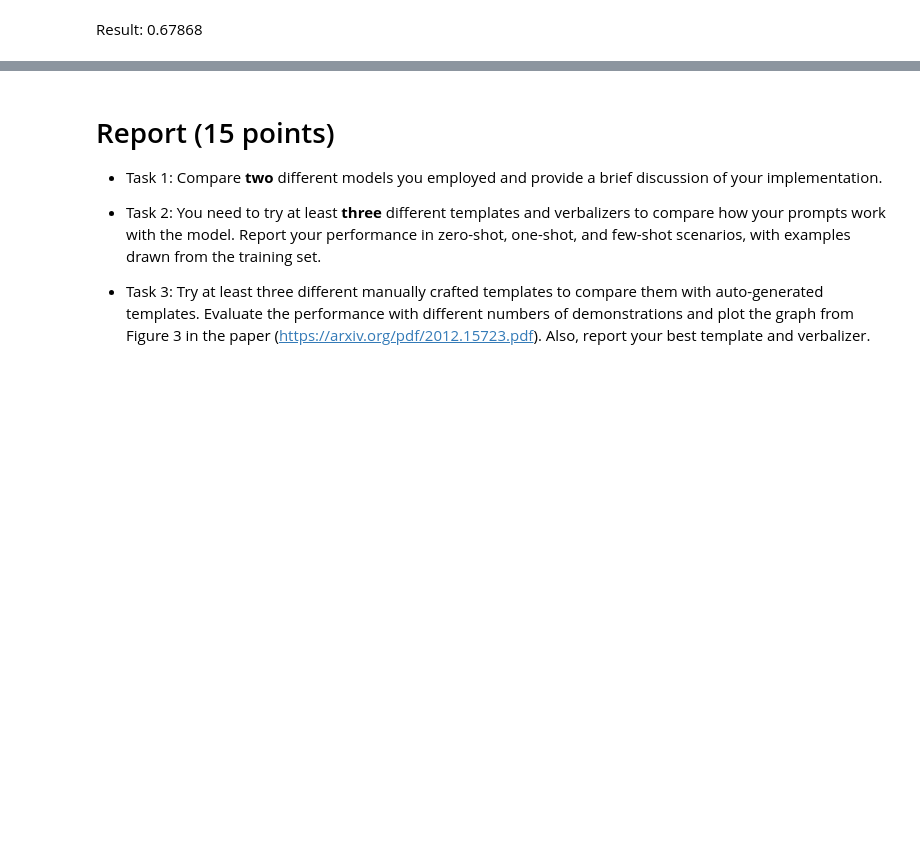
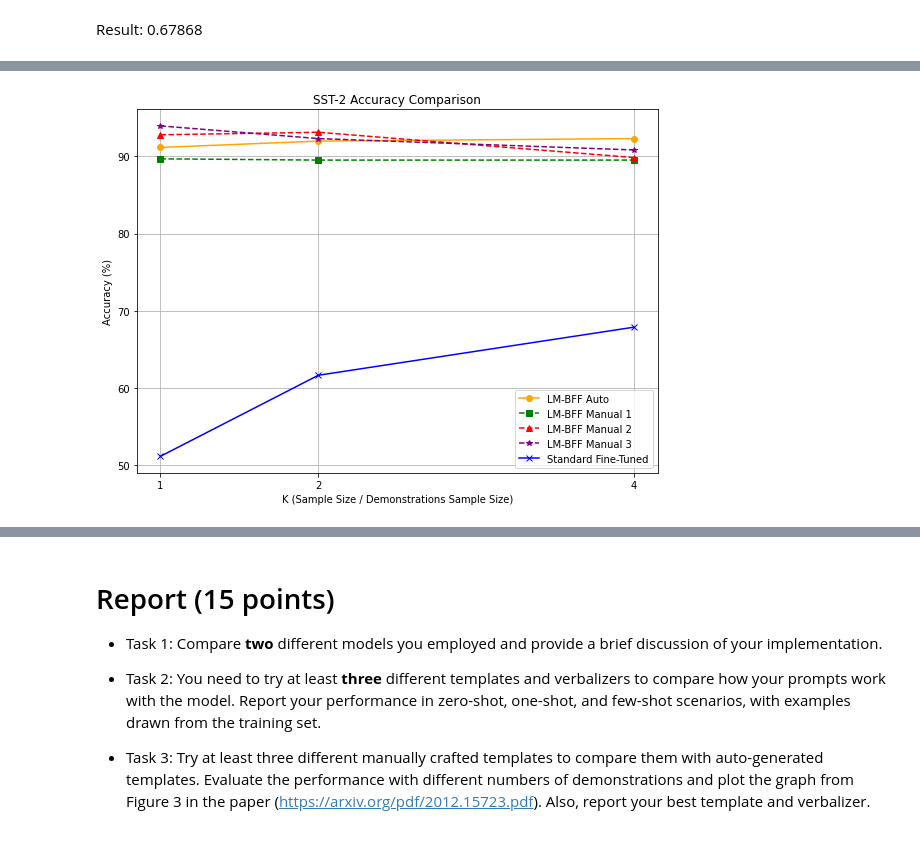
Before and after one commit to whats2000/Deep-Learning, a Jupyter notebook: PyTorch/Class/pytorch106/A6.ipynb, the cells around one changed output, grey strips where cells are left out. Drawn from its saved outputs; the diff is of its cells as text; code cells hidden in the pictures; blank space fills up the shorter version.

Commit message:
Add Task 3 plot

```diff
--- a/PyTorch/Class/pytorch106/A6.ipynb
+++ b/PyTorch/Class/pytorch106/A6.ipynb
@@ -1553,0 +1560,10 @@ with open('pred_task3.csv', 'w') as f:
+# %%
+import pandas as pd
+import matplotlib.pyplot as plt
+
+# Load the results data
+file_path = 'Task3Result.csv'
+df = pd.read_csv(file_path, delimiter='\t')
+
+# Display the dataframe for inspection
+df
@@ -1553,0 +1579,46 @@ with open('pred_task3.csv', 'w') as f:
+# %%
+import numpy as np
+
+# Based on the user's instructions, let's reconstruct the dataframe to align with the requirements.
+# K values have changed to 1, 2, and 4.
+k_values = [1, 2, 4]
+
+# Extract the auto template results, filling in NaNs where results are not available.
+lm_bff_auto_acc = [df.iloc[0, 3], df.iloc[1, 4], df.iloc[2, 5]]
+lm_bff_auto_acc = [x if not np.isnan(x) else None for x in lm_bff_auto_acc]  # Replace NaN with None
+
+# Extract the manual template results.
+lm_bff_manual_1_acc = df.iloc[3, 3:6].tolist()
+lm_bff_manual_2_acc = df.iloc[4, 3:6].tolist()
+lm_bff_manual_3_acc = df.iloc[5, 3:6].tolist()
+
+# Extract the SFT results.
+sft_acc = df.iloc[6, 3:6].tolist()
+
+# Convert all accuracies to percentages.
+lm_bff_auto_acc = [val * 100 if val is not None else None for val in lm_bff_auto_acc]
+lm_bff_manual_1_acc = [val * 100 for val in lm_bff_manual_1_acc]
+lm_bff_manual_2_acc = [val * 100 for val in lm_bff_manual_2_acc]
+lm_bff_manual_3_acc = [val * 100 for val in lm_bff_manual_3_acc]
+sft_acc = [val * 100 for val in sft_acc]
+
+# Plot the results
+plt.figure(figsize=(8, 6))
+
+# Plotting each line with individual markers for clarity.
+plt.plot(k_values, lm_bff_auto_acc, label='LM-BFF Auto', marker='o', linestyle='-', color='orange')
+plt.plot(k_values, lm_bff_manual_1_acc, label='LM-BFF Manual 1', marker='s', linestyle='--', color='green')
+plt.plot(k_values, lm_bff_manual_2_acc, label='LM-BFF Manual 2', marker='^', linestyle='--', color='red')
+plt.plot(k_values, lm_bff_manual_3_acc, label='LM-BFF Manual 3', marker='*', linestyle='--', color='purple')
+plt.plot(k_values, sft_acc, label='Standard Fine-Tuned', marker='x', linestyle='-', color='blue')
+
+plt.title('SST-2 Accuracy Comparison')
+plt.xlabel('K (Sample Size / Demonstrations Sample Size)')
+plt.ylabel('Accuracy (%)')
+plt.xticks(k_values, labels=k_values)
+plt.legend()
+plt.grid(True)
+plt.tight_layout()
+plt.show()
+# %% [output]
+[figure, added]
```
Also changed, not shown: parts of 4 cells of this notebook, 1 other file.
